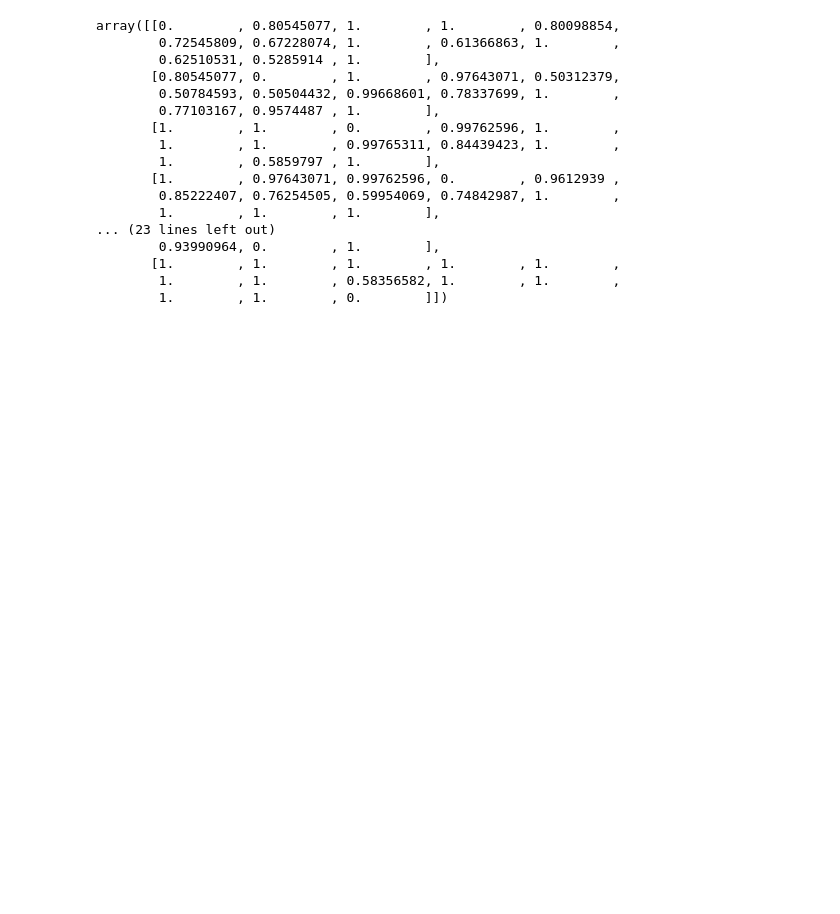
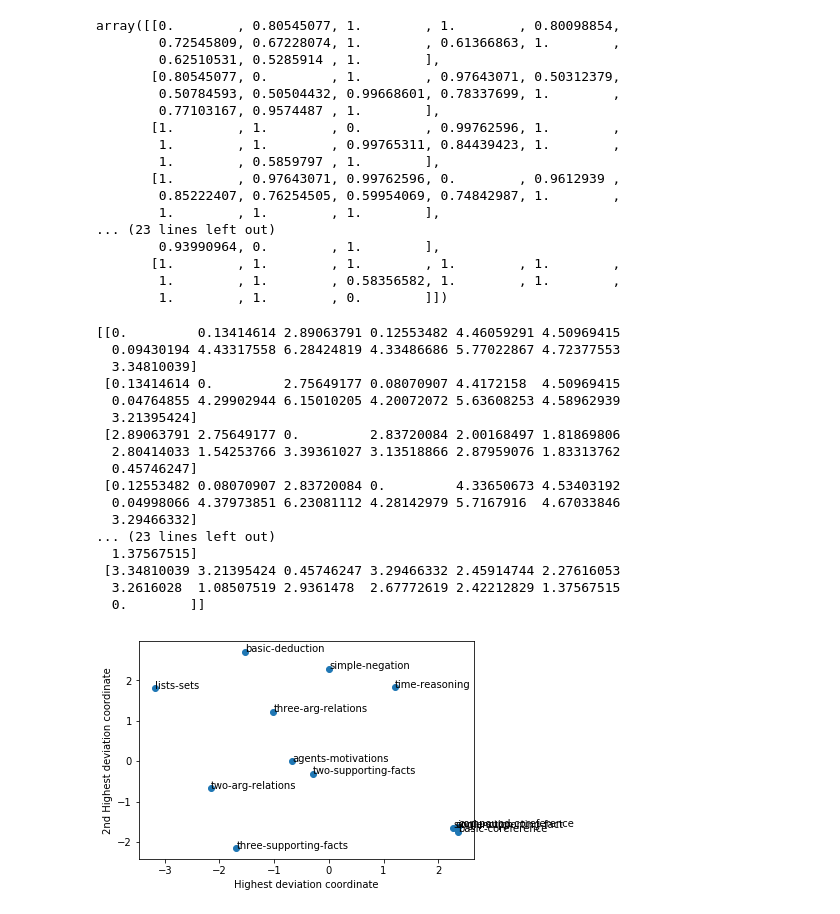
Before and after one commit to danyaljj/allennlp, a Jupyter notebook: analysis_babi.ipynb, the cells around one changed output. Drawn from its saved outputs; the diff is of its cells as text; code cells hidden in the pictures; blank space fills up the shorter version.

```diff
--- a/analysis_babi.ipynb
+++ b/analysis_babi.ipynb
@@ -538,3 +536,44 @@ array([[0.        , 0.80545077, 1.        , 1.        , 0.80098854,
        [1.        , 1.        , 1.        , 1.        , 1.        ,
         1.        , 1.        , 0.58356582, 1.        , 1.        ,
         1.        , 1.        , 0.        ]])
+# %%
+# Enforce triangle inequality
+from scipy.sparse.csgraph import shortest_path
+
+dissimalrity = accuracy_table_new
+
+#distanceMatrix = dissimalrity+0.5*np.eye(dissimalrity.shape[0], dissimalrity.shape[1])
+distanceMatrix = distanceMatrix # - np.ones(distanceMatrix.shape)
+pathDistance=shortest_path(2*distanceMatrix)
+print(pathDistance)
+
+from sklearn.manifold import MDS
+import matplotlib.pyplot as plt
+mds=MDS(n_components=2,dissimilarity="precomputed", random_state=4)
+emb=mds.fit_transform(pathDistance)
+fig, ax = plt.subplots()
+ax.scatter(emb[:,0],emb[:,1])
+ax.set_xlabel("Highest deviation coordinate")
+ax.set_ylabel("2nd Highest deviation coordinate")
+for i, txt in enumerate(unique_reasoning_types_new_ordering):
+    ax.annotate(txt, (emb[i,0],emb[i,1]))
+plt.show()
+# %% [output]
+[[0.         0.13414614 2.89063791 0.12553482 4.46059291 4.50969415
+  0.09430194 4.43317558 6.28424819 4.33486686 5.77022867 4.72377553
+  3.34810039]
+ [0.13414614 0.         2.75649177 0.08070907 4.4172158  4.50969415
+  0.04764855 4.29902944 6.15010205 4.20072072 5.63608253 4.58962939
+  3.21395424]
+ [2.89063791 2.75649177 0.         2.83720084 2.00168497 1.81869806
+  2.80414033 1.54253766 3.39361027 3.13518866 2.87959076 1.83313762
+  0.45746247]
+ [0.12553482 0.08070907 2.83720084 0.         4.33650673 4.53403192
+  0.04998066 4.37973851 6.23081112 4.28142979 5.7167916  4.67033846
+  3.29466332]
+... (23 lines left out)
+  1.37567515]
+ [3.34810039 3.21395424 0.45746247 3.29466332 2.45914744 2.27616053
+  3.2616028  1.08507519 2.9361478  2.67772619 2.42212829 1.37567515
+  0.        ]]
+[figure, added]
```
Also changed, not shown: parts of 1 cell of this notebook.
